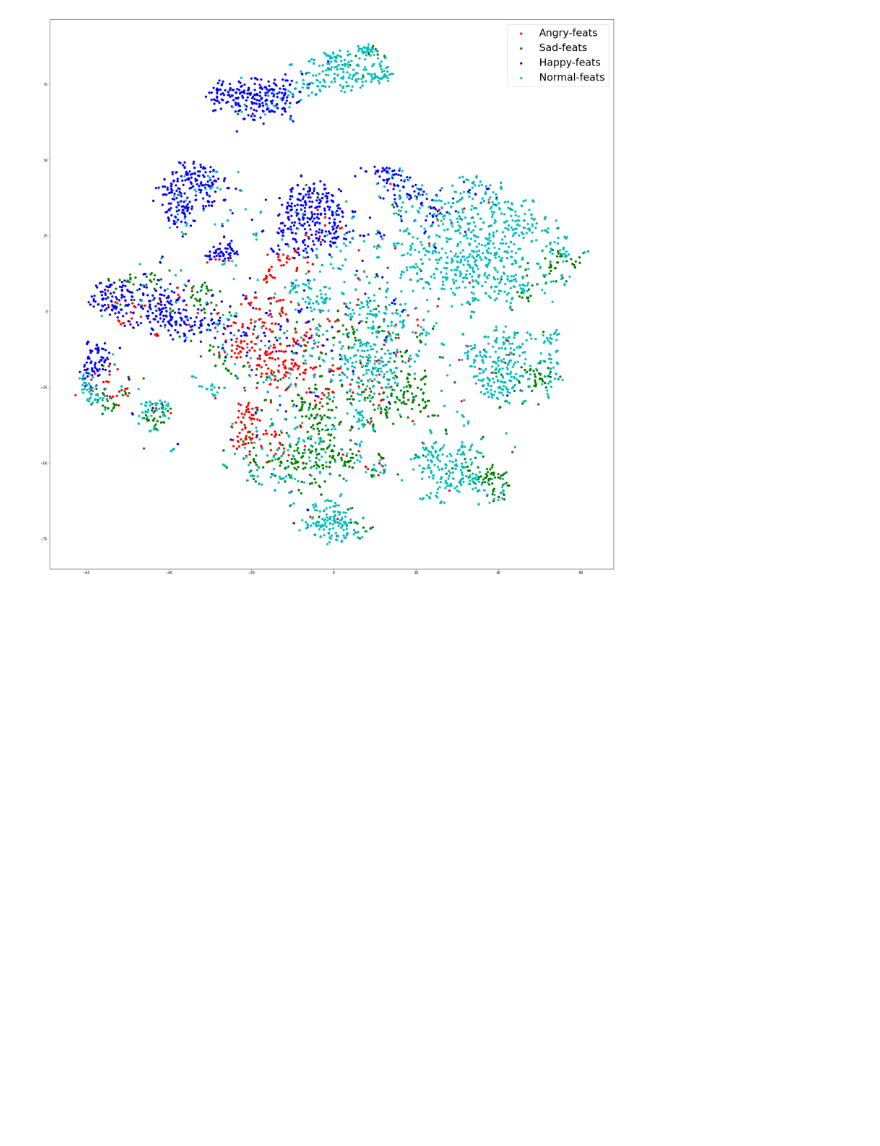
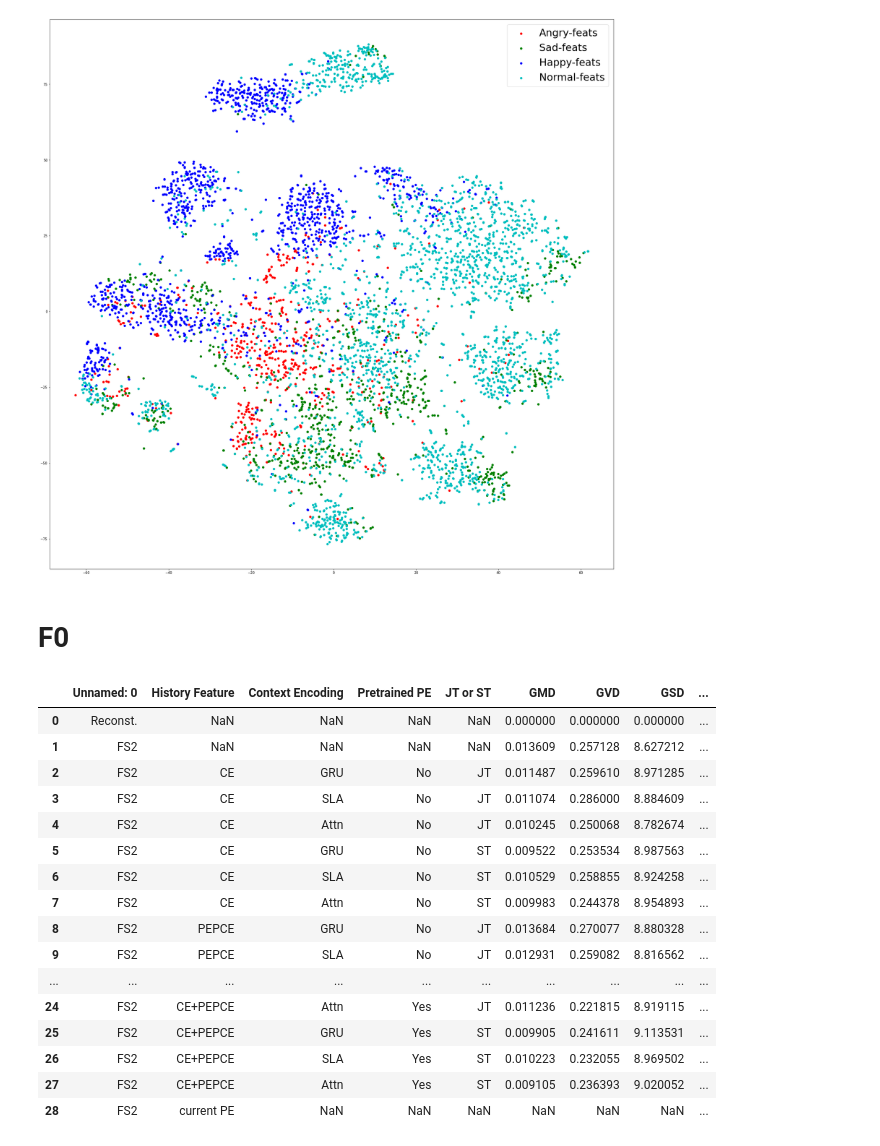
Before and after one commit to YutoNishimura-v2/vc_tts_template, a Jupyter notebook: dialogue_making.ipynb, the cells around one changed output. Cells and saved outputs as stored; diff of their text form; code cells hidden in the pictures; blank space fills up the shorter version.

```diff
--- a/dialogue_making.ipynb
+++ b/dialogue_making.ipynb
@@ -1247,3 +1257,29 @@ plt.legend(fontsize = 30)
 # %% [output]
 <matplotlib.legend.Legend at 0x...>
 [figure]
+# %% [markdown]
+# F0
+# %%
+import pandas as pd
+
+df = pd.read_csv("nishimura22slp03_sbj_eval - Moment distance.csv")
+# %%
+df
+# %% [output]
+|  | Unnamed: 0 | History Feature | Context Encoding | Pretrained PE | JT or ST | GMD | GVD | GSD | ... |
+| 0 | Reconst. | NaN | NaN | NaN | NaN | 0.000000 | 0.000000 | 0.000000 | ... |
+| 1 | FS2 | NaN | NaN | NaN | NaN | 0.013609 | 0.257128 | 8.627212 | ... |
+| 2 | FS2 | CE | GRU | No | JT | 0.011487 | 0.259610 | 8.971285 | ... |
+| 3 | FS2 | CE | SLA | No | JT | 0.011074 | 0.286000 | 8.884609 | ... |
+| 4 | FS2 | CE | Attn | No | JT | 0.010245 | 0.250068 | 8.782674 | ... |
+| 5 | FS2 | CE | GRU | No | ST | 0.009522 | 0.253534 | 8.987563 | ... |
+| 6 | FS2 | CE | SLA | No | ST | 0.010529 | 0.258855 | 8.924258 | ... |
+| 7 | FS2 | CE | Attn | No | ST | 0.009983 | 0.244378 | 8.954893 | ... |
+| 8 | FS2 | PEPCE | GRU | No | JT | 0.013684 | 0.270077 | 8.880328 | ... |
+| 9 | FS2 | PEPCE | SLA | No | JT | 0.012931 | 0.259082 | 8.816562 | ... |
+| ... | ... | ... | ... | ... | ... | ... | ... | ... | ... |
+| 24 | FS2 | CE+PEPCE | Attn | Yes | JT | 0.011236 | 0.221815 | 8.919115 | ... |
+| 25 | FS2 | CE+PEPCE | GRU | Yes | ST | 0.009905 | 0.241611 | 9.113531 | ... |
+| 26 | FS2 | CE+PEPCE | SLA | Yes | ST | 0.010223 | 0.232055 | 8.969502 | ... |
+| 27 | FS2 | CE+PEPCE | Attn | Yes | ST | 0.009105 | 0.236393 | 9.020052 | ... |
+| 28 | FS2 | current PE | NaN | NaN | NaN | NaN | NaN | NaN | ... |
```
Also changed, not shown: parts of 6 cells of this notebook.
